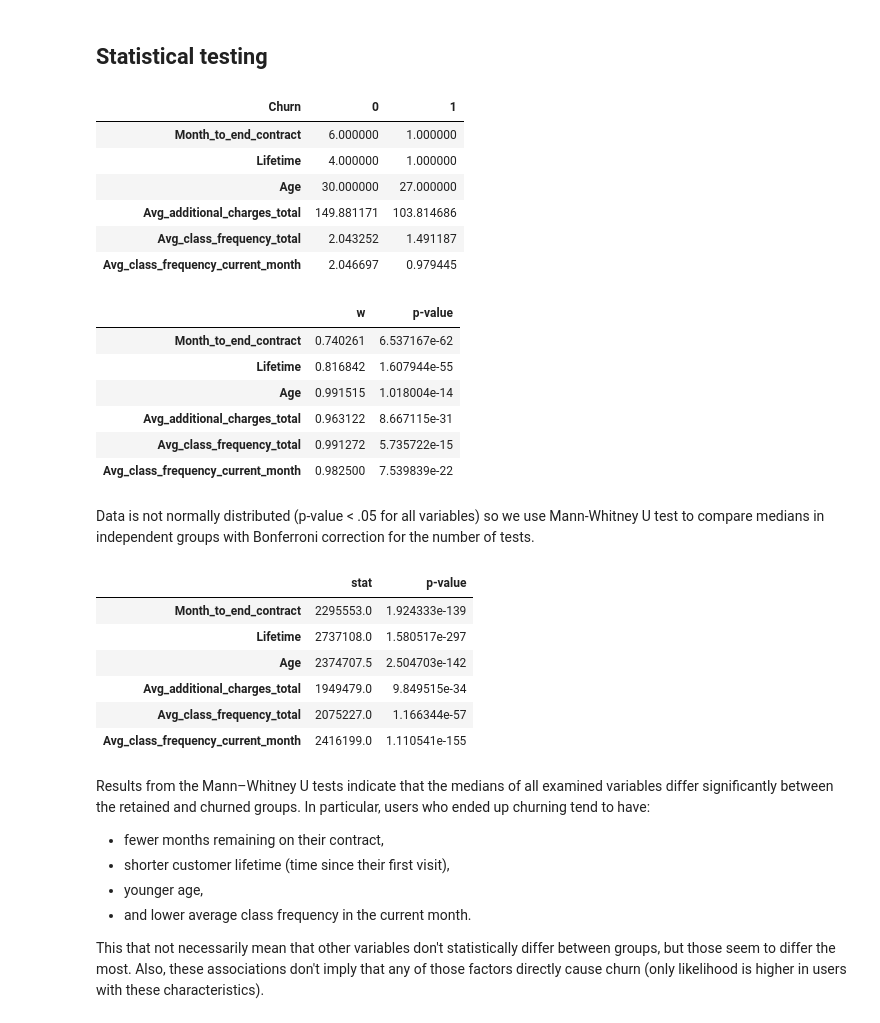
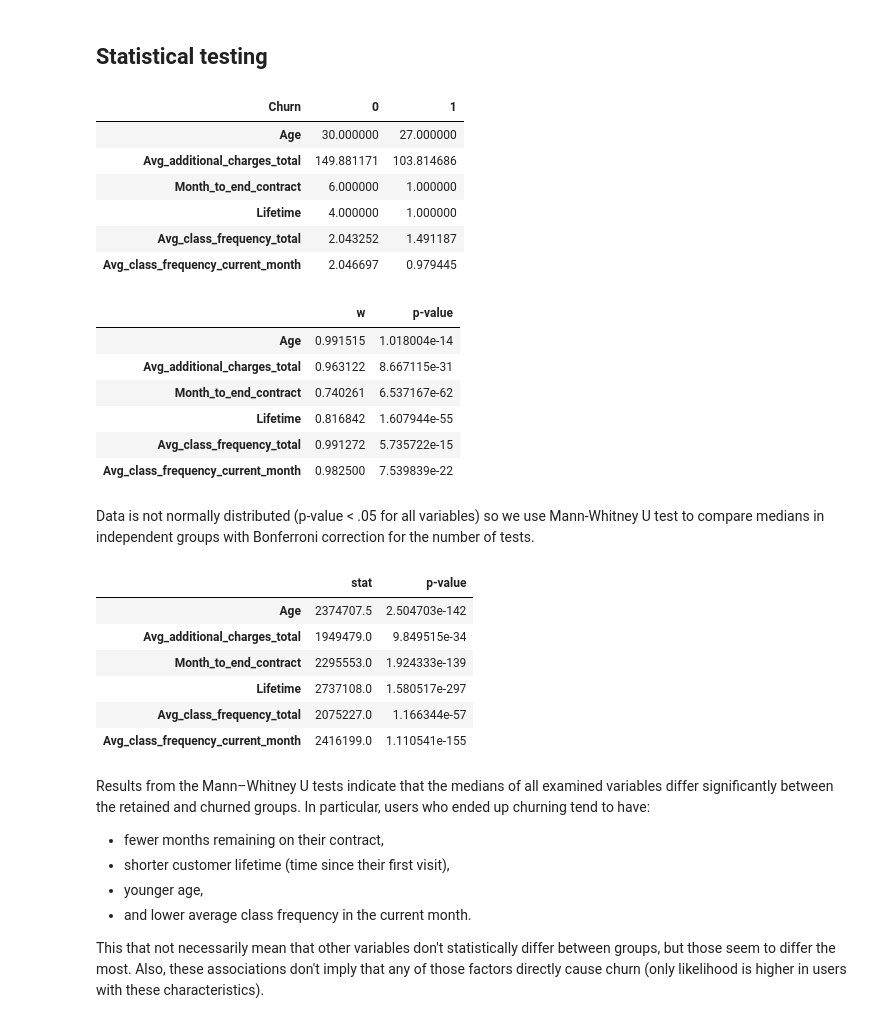
Before and after one commit to kornelia-kozaczewska/churn-prediction, a Jupyter notebook: churn-prediction.ipynb, the cells around one changed output. Drawn from its saved outputs; the diff is of its cells as text; code cells hidden in the pictures.

```diff
--- a/churn-prediction.ipynb
+++ b/churn-prediction.ipynb
@@ -111,18 +111,18 @@ df.describe()
 - **Avg_class_frequency_current_month** - users' average is 1.76.
 - **Churn** - 26% of users want to cancel for the current month.
 # %%
-x = df.loc[:]
+x = df.drop(columns="Churn") # all variables without churn
 y = df["Churn"]
-x_cy = x.drop(columns=["Age",
+x_cy = df.drop(columns=["Age",
                        "Avg_additional_charges_total",
                        "Month_to_end_contract",
                        "Lifetime",
                        "Avg_class_frequency_total",
                        "Avg_class_frequency_current_month"],
-              errors="ignore")
-x_c = x_cy.drop(columns=["Churn"], errors="ignore")
-x_n = x.drop(columns=x_cy.columns, errors="ignore")
-x_ny = pd.concat([x_n, y], axis=1)
+              errors="ignore") # all categorical variables with churn
+x_c = x_cy.drop(columns=["Churn"], errors="ignore") # all categorical variables without churn
+x_n = x.drop(columns=x_cy.columns, errors="ignore") # all numerical variables without churn
+x_ny = pd.concat([x_n, y], axis=1) # all numerical variables with churn
 # %%
 sns.pairplot(x_ny, hue="Churn")
 plt.show()
@@ -135,55 +135,48 @@ There also seem to be a mild correlation between Avg_class_frequency_current_mon
 # %% [markdown]
 ## Statistical testing
 # %%
-cols = ["Month_to_end_contract",
-        "Lifetime",
-        "Age",
-        "Avg_additional_charges_total",
-        "Avg_class_frequency_total",
-        "Avg_class_frequency_current_month"
-]
-median_by_churn = df.groupby("Churn")[cols].median().T
+median_by_churn = df.groupby("Churn")[x_n.columns].median().T
 median_by_churn
 # %% [output]
 | Churn | 0 | 1 |
+| Age | 30.000000 | 27.000000 |
+| Avg_additional_charges_total | 149.881171 | 103.814686 |
 | Month_to_end_contract | 6.000000 | 1.000000 |
 | Lifetime | 4.000000 | 1.000000 |
-| Age | 30.000000 | 27.000000 |
-| Avg_additional_charges_total | 149.881171 | 103.814686 |
 | Avg_class_frequency_total | 2.043252 | 1.491187 |
 | Avg_class_frequency_current_month | 2.046697 | 0.979445 |
 # %%
 results = []
-for col in cols:
+for col in x_n.columns:
     w, pvalue = stats.shapiro(df[col])
     results.append([w, pvalue])
-results_df = pd.DataFrame(results, index=[cols], columns=["w", "p-value"])
+results_df = pd.DataFrame(results, index=[x_n.columns], columns=["w", "p-value"])
 results_df
 # %% [output]
 |  | w | p-value |
+| Age | 0.991515 | 1.018004e-14 |
+| Avg_additional_charges_total | 0.963122 | 8.667115e-31 |
 | Month_to_end_contract | 0.740261 | 6.537167e-62 |
 | Lifetime | 0.816842 | 1.607944e-55 |
-| Age | 0.991515 | 1.018004e-14 |
-| Avg_additional_charges_total | 0.963122 | 8.667115e-31 |
 | Avg_class_frequency_total | 0.991272 | 5.735722e-15 |
 | Avg_class_frequency_current_month | 0.982500 | 7.539839e-22 |
 # %% [markdown]
 Data is not normally distributed (p-value < .05 for all variables) so we use Mann-Whitney U test to compare medians in independent groups with Bonferroni correction for the number of tests.
 # %%
 results = []
-for col in cols:
+for col in x_n.columns:
     g0 = df.loc[df["Churn"] == 0, col]
     g1 = df.loc[df["Churn"] == 1, col]
     stat, pvalue = stats.mannwhitneyu(x=g0, y=g1, alternative="two-sided")
     results.append([stat, pvalue])
-results_df = pd.DataFrame(results, index=[cols], columns=["stat", "p-value"])
+results_df = pd.DataFrame(results, index=[x_n.columns], columns=["stat", "p-value"])
 results_df
 # %% [output]
 |  | stat | p-value |
+| Age | 2374707.5 | 2.504703e-142 |
+| Avg_additional_charges_total | 1949479.0 | 9.849515e-34 |
 | Month_to_end_contract | 2295553.0 | 1.924333e-139 |
 | Lifetime | 2737108.0 | 1.580517e-297 |
-| Age | 2374707.5 | 2.504703e-142 |
-| Avg_additional_charges_total | 1949479.0 | 9.849515e-34 |
 | Avg_class_frequency_total | 2075227.0 | 1.166344e-57 |
 | Avg_class_frequency_current_month | 2416199.0 | 1.110541e-155 |
 # %% [markdown]
```
Also changed, not shown: parts of 4 cells of this notebook.
